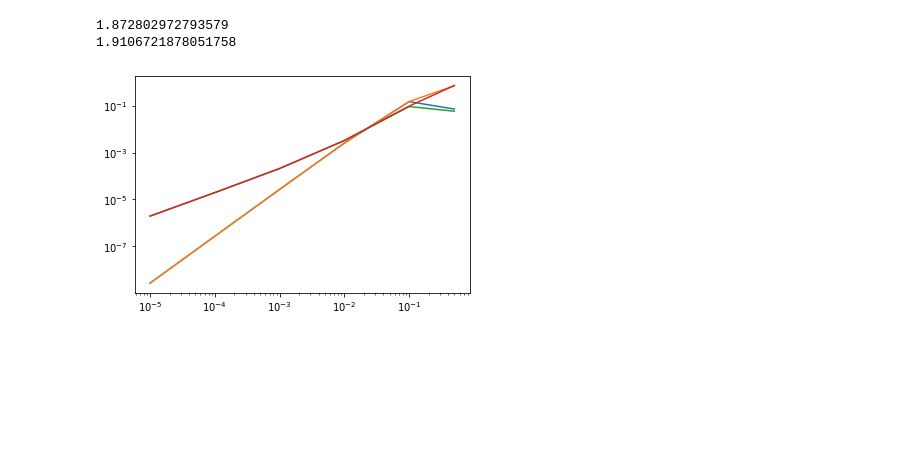
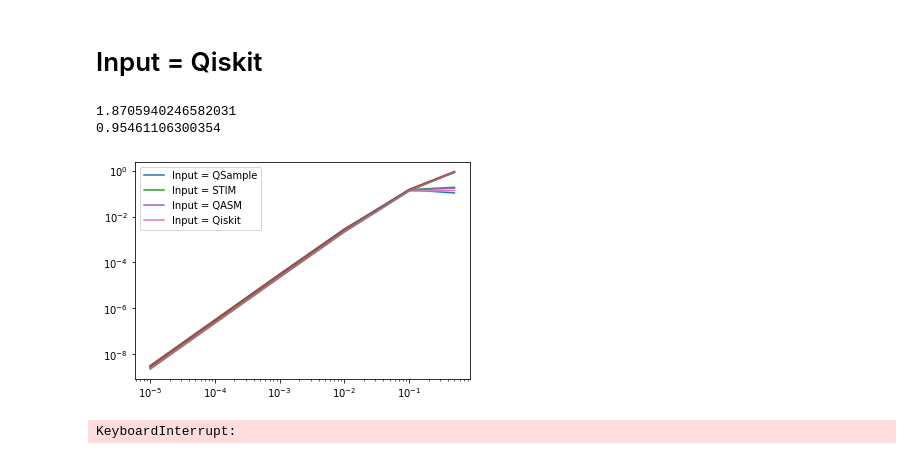
Before and after one commit to JoaoH67/qsample, a Jupyter notebook: Qsample - Steane-tableaux.ipynb, the cells around one changed output. Cells and saved outputs as stored; diff of their text form; code cells hidden in the pictures; blank space fills up the shorter version.

Commit message:
with qasm integration

```diff
--- a/Qsample - Steane-tableaux.ipynb
+++ b/Qsample - Steane-tableaux.ipynb
@@ -252,0 +345,15 @@ w1 = ss_sam.stats()[2]
+# %%
+err_model = qs.noise.E1
+q = [1e-5, 1e-4, 1e-3, 1e-2, 1e-1, 0.5]
+err_params = {'q': q}
+
+begin = time.time()
+ss_sam = qs.SubsetSampler(protocol=steane0, simulator=qs.StimSimulator,  p_max={'q': 0.1}, err_model=err_model, err_params=err_params, L=3)
+ss_sam.run(2000)
+end = time.time()
+stim_time = end-begin
+
+v3 = ss_sam.stats()[0]
+w3 = ss_sam.stats()[2]
+# %% [markdown]
+# Input = Qiskit
@@ -253,18 +483,36 @@ w1 = ss_sam.stats()[2]
+# %%
+err_model = qs.noise.E1
+q = [1e-5, 1e-4, 1e-3, 1e-2, 1e-1, 0.5]
+err_params = {'q': q}
+
+begin = time.time()
+ss_sam = qs.SubsetSampler(protocol=steane0, simulator=qs.StimSimulator,  p_max={'q': 0.1}, err_model=err_model, err_params=err_params, L=3)
+ss_sam.run(2000)
+end = time.time()
+stim_time = end-begin
+
+v4 = ss_sam.stats()[0]
+w4 = ss_sam.stats()[2]
 # %%
-plt.plot(q, v1)
+plt.plot(q, v1, label = "Input = QSample")
 plt.plot(q, w1)
-plt.plot(q, v2)
+plt.plot(q, v2, label = "Input = STIM")
 plt.plot(q, w2)
+plt.plot(q, v3, label = "Input = QASM")
+plt.plot(q, w3)
+plt.plot(q, v4, label = "Input = Qiskit")
+plt.plot(q, w4)
 
 plt.xscale('log')
 plt.yscale('log')
+plt.legend()
 
 print(qsample_time)
 print(stim_time)
 # %% [output]
-1.872802972793579
-1.9106721878051758
+1.8705940246582031
+0.95461106300354
-[figure, old version]
+[figure, new version]
 # %%
 qsample_times = []
 stim_times = []
@@ -273,8 +521,8 @@ samples = [100, 300, 1000, 3000, 10000, 50000]
 
 for s in samples:
     begin = time.time()
-    ss_sam = qs.SubsetSampler(protocol=steane0, simulator=qs.StabilizerSimulator,  p_max={'q': 0.01}, err_model=err_model, err_params=err_params, L=3)
-    ss_sam.run(s)
+    stim_sam = qs.SubsetSampler(protocol=steane0, simulator=qs.StabilizerSimulator,  p_max={'q': 0.1}, err_model=err_model, err_params=err_params, L=3)
+    stim_sam.run(s)
     end = time.time()
     qsample_times.append(end-begin)
 
@@ -283,6 +531,15 @@ for s in samples:
     ss_sam.run(s)
     end = time.time()
     stim_times.append(end-begin)
+
+plt.plot(samples, stim_sam.stats()[0])
+plt.plot(samples, stim_sam.stats()[2])
+plt.plot(samples, ss_sam.stats()[0])
+plt.plot(samples, ss_sam.stats()[2])
+plt.xscale('log')
+plt.yscale('log')
+# %% [output]
+KeyboardInterrupt:
 # %%
 plt.plot(samples, qsample_times, label = 'stabilizer sim.')
 plt.plot(samples, stim_times, label = 'stim sim.')
```
Also changed, not shown: parts of 12 cells of this notebook.
